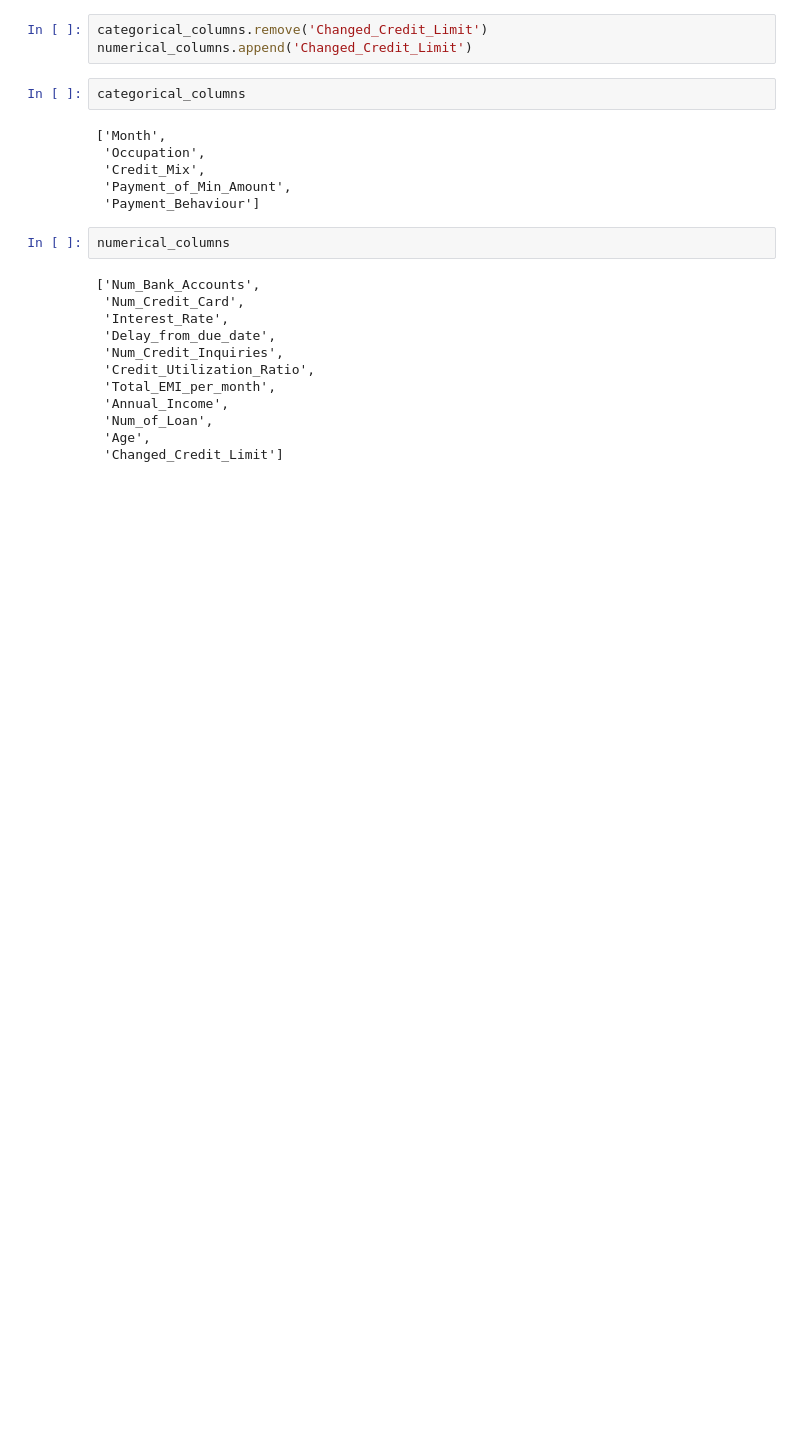
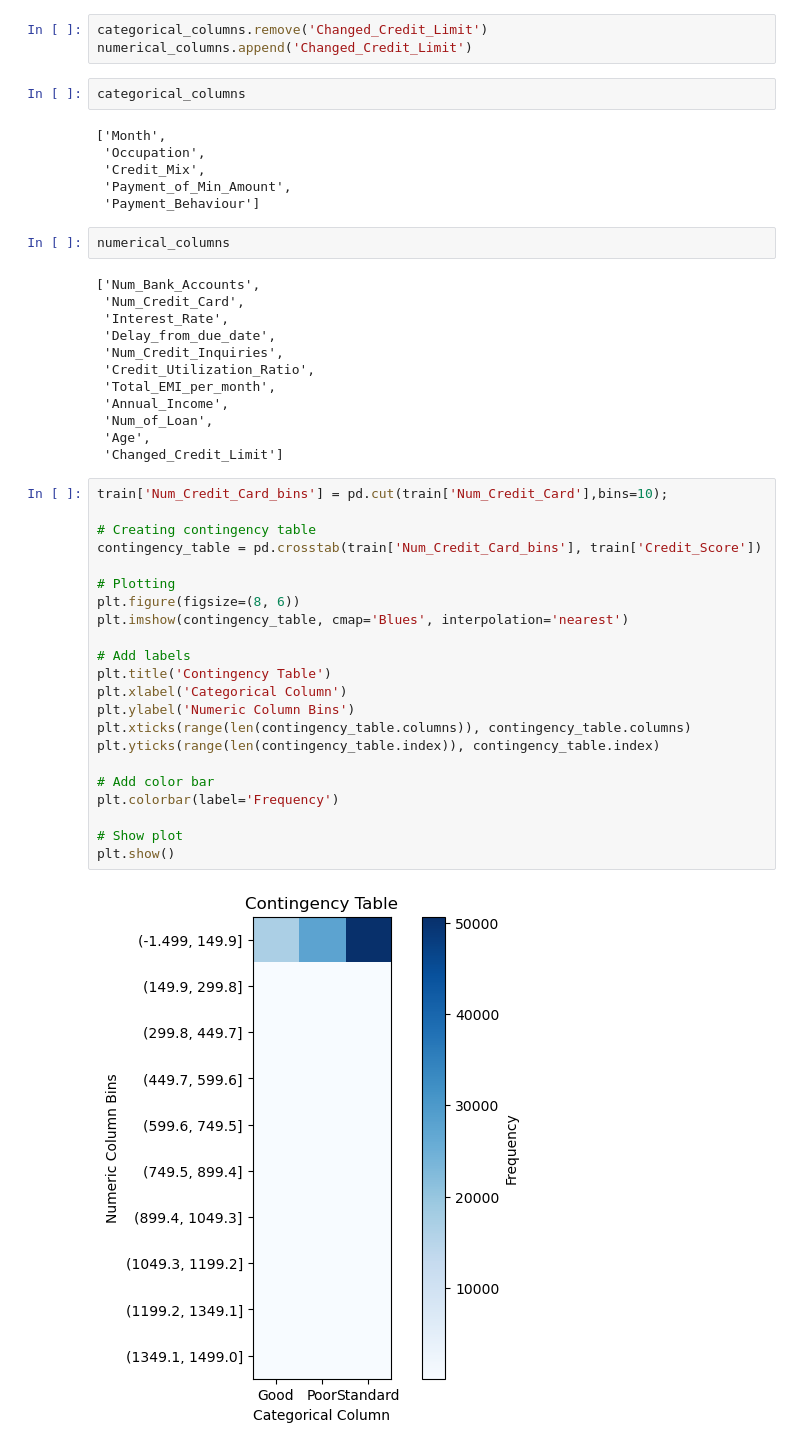
Before and after one commit to SaitejSamudrala/Credit-Score-Classification, a Jupyter notebook: src/main.ipynb, the cells around one changed output. Drawn from its saved outputs; the diff is of its cells as text; blank space fills up the shorter version.

```diff
--- a/src/main.ipynb
+++ b/src/main.ipynb
@@ -862,3 +859,27 @@ numerical_columns
  'Num_of_Loan',
  'Age',
  'Changed_Credit_Limit']
+# %%
+train['Num_Credit_Card_bins'] = pd.cut(train['Num_Credit_Card'],bins=10);
+
+# Creating contingency table
+contingency_table = pd.crosstab(train['Num_Credit_Card_bins'], train['Credit_Score'])
+
+# Plotting
+plt.figure(figsize=(8, 6))
+plt.imshow(contingency_table, cmap='Blues', interpolation='nearest')
+
+# Add labels
+plt.title('Contingency Table')
+plt.xlabel('Categorical Column')
+plt.ylabel('Numeric Column Bins')
+plt.xticks(range(len(contingency_table.columns)), contingency_table.columns)
+plt.yticks(range(len(contingency_table.index)), contingency_table.index)
+
+# Add color bar
+plt.colorbar(label='Frequency')
+
+# Show plot
+plt.show()
+# %% [output]
+[figure, added]
```
Also changed, not shown: parts of 18 cells of this notebook.
